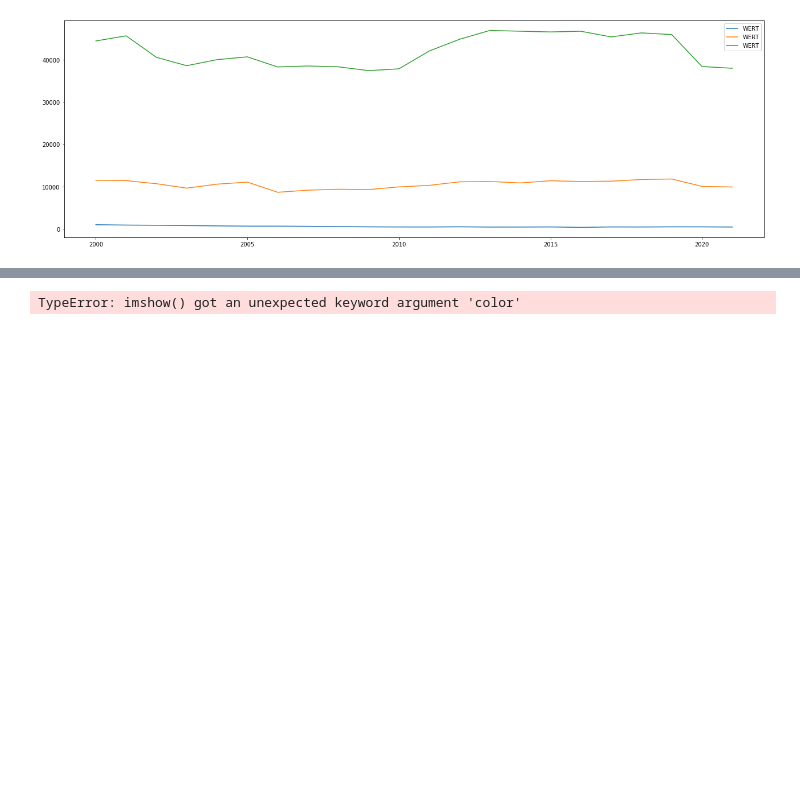
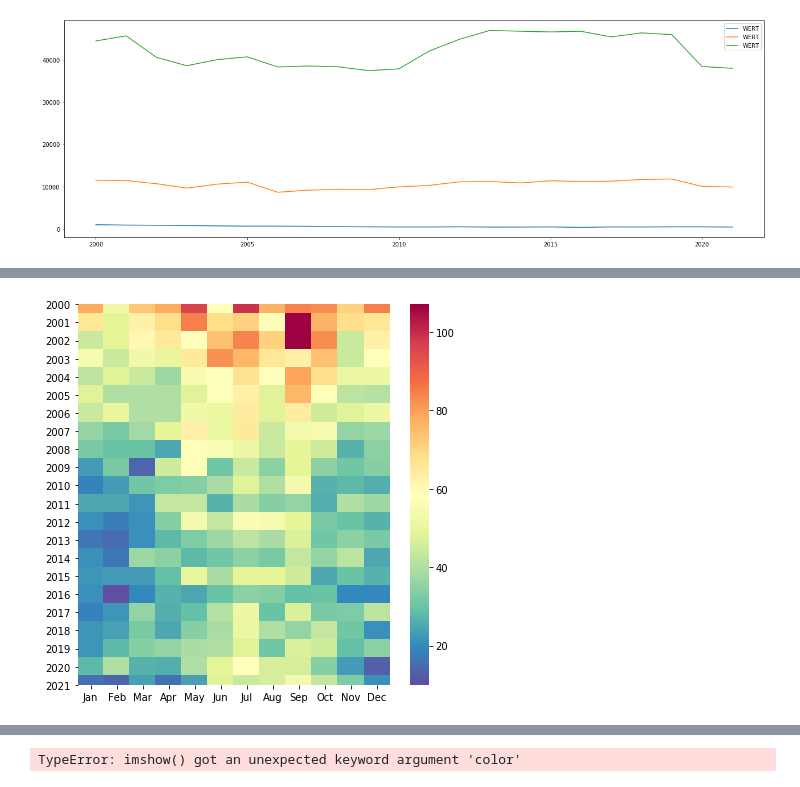
Before and after one commit to molspace/DPS_AI_challenge, a Jupyter notebook: data_visualization.ipynb, the cells around one changed output, grey strips where cells are left out. Cells and saved outputs as stored; diff of their text form; code cells hidden in the pictures; blank space fills up the shorter version.

Commit message:
improved visualization

```diff
--- a/data_visualization.ipynb
+++ b/data_visualization.ipynb
@@ -75,0 +62,8 @@ array(['Jan', 'Feb', 'Mar', 'Apr', 'May', 'Jun', 'Jul', 'Aug', 'Sep',
+# %%
+plt.figure(figsize=(7,7))
+month_names=data_for_heatmap['MONAT_DATETIME'].dt.month_name().str[:3].unique().tolist()
+years=data_for_heatmap['MONAT_DATETIME'].dt.year.unique().tolist()
+sns.heatmap(matrix, cmap='Spectral_r', xticklabels=month_names, yticklabels=years)
+plt.show()
+# %% [output]
+[figure, added]
```
Also changed, not shown: parts of 5 cells of this notebook.
